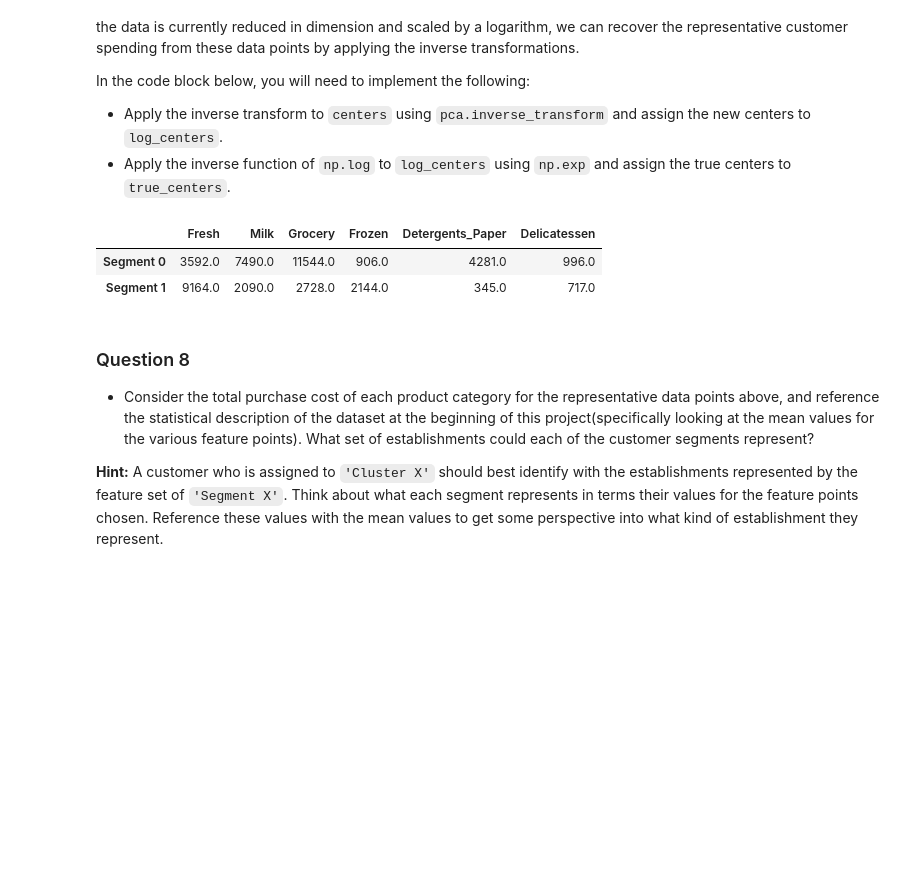
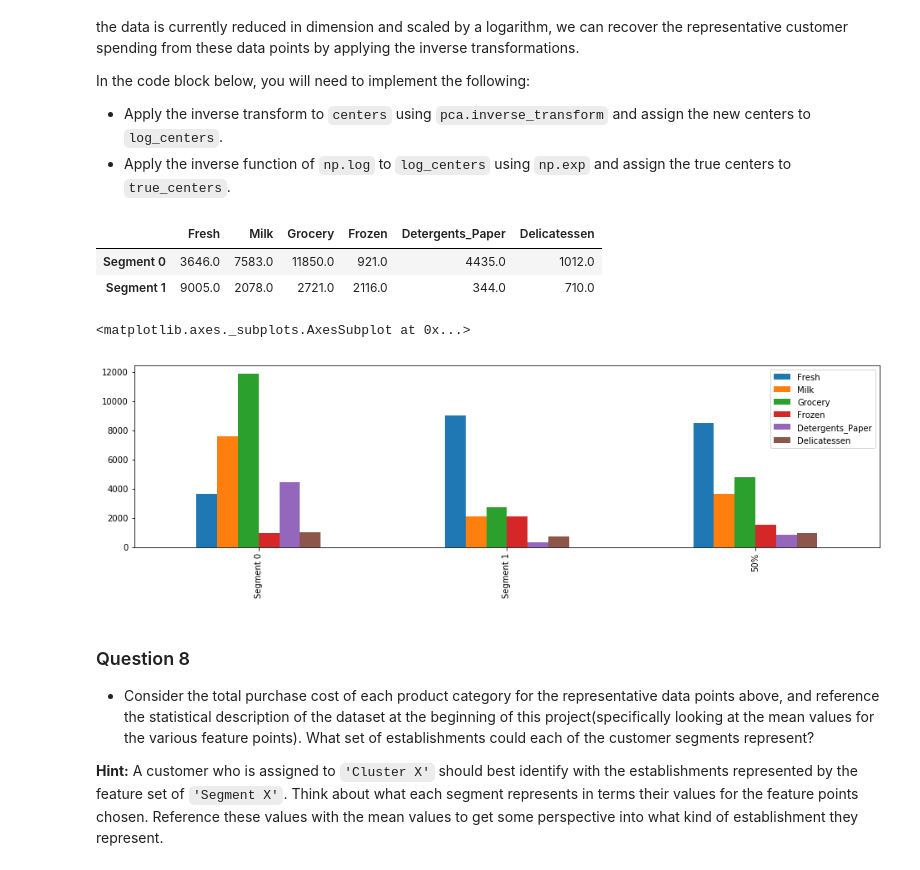
Before and after one commit to ereymagsino/customer_segments, a Jupyter notebook: customer_segments.ipynb, the cells around one changed output. Cells and saved outputs as stored; diff of their text form; code cells hidden in the pictures; blank space fills up the shorter version.

```diff
--- a/customer_segments.ipynb
+++ b/customer_segments.ipynb
@@ -142,5 +142,10 @@ To get a better understanding of the dataset, we can construct a scatter matrix
 # %%
 # Produce a scatter matrix for each pair of features in the data
 pd.scatter_matrix(data, alpha = 0.3, figsize = (14,8), diagonal = 'kde');
+
+axes = pd.scatter_matrix(data, alpha = 0.3, figsize = (14,8), diagonal = 'kde')
+corr = data.corr().as_matrix()
+for i, j in zip(*np.triu_indices_from(axes, k=1)):
+    axes[i, j].annotate("%.3f" %corr[i,j], (0.8, 0.8), xycoords='axes fraction', ha='center', va='center')
 # %% [output]
 [figure]
@@ -222,7 +228,7 @@ for feature in log_data.keys():
 # I will remove 12 outliers, 2 per each category !!!
 
 # OPTIONAL: Select the indices for data points you wish to remove
-outliers  = [65, 412, 86, 356, 75, 154, 38, 439, 75, 161, 66, 343]
+outliers  = [65, 154, 86, 356, 75, 154, 38, 439, 75, 161, 66, 128]
 
 # Remove the outliers, if any were specified
 good_data = log_data.drop(log_data.index[outliers]).reset_index(drop = True)
@@ -480,19 +486,24 @@ In the code block below, you will need to implement the following:
 # %%
 # TODO: Inverse transform the centers
 log_centers = pca.inverse_transform(centers)
 
 # TODO: Exponentiate the centers
 true_centers = np.exp(log_centers)
 
 # Display the true centers
 segments = ['Segment {}'.format(i) for i in range(0,len(centers))]
 true_centers = pd.DataFrame(np.round(true_centers), columns = data.keys())
 true_centers.index = segments
 display(true_centers)
+
+true_centers = true_centers.append(data.describe().ix['50%'])
+true_centers.plot(kind = 'bar', figsize = (16, 4))
 # %% [output]
 |  | Fresh | Milk | Grocery | Frozen | Detergents_Paper | Delicatessen |
-| Segment 0 | 3592.0 | 7490.0 | 11544.0 | 906.0 | 4281.0 | 996.0 |
-| Segment 1 | 9164.0 | 2090.0 | 2728.0 | 2144.0 | 345.0 | 717.0 |
+| Segment 0 | 3646.0 | 7583.0 | 11850.0 | 921.0 | 4435.0 | 1012.0 |
+| Segment 1 | 9005.0 | 2078.0 | 2721.0 | 2116.0 | 344.0 | 710.0 |
+<matplotlib.axes._subplots.AxesSubplot at 0x...>
+[figure, added]
 # %% [markdown]
 ### Question 8
 
```
Also changed, not shown: parts of 13 cells of this notebook, 1 other file.
